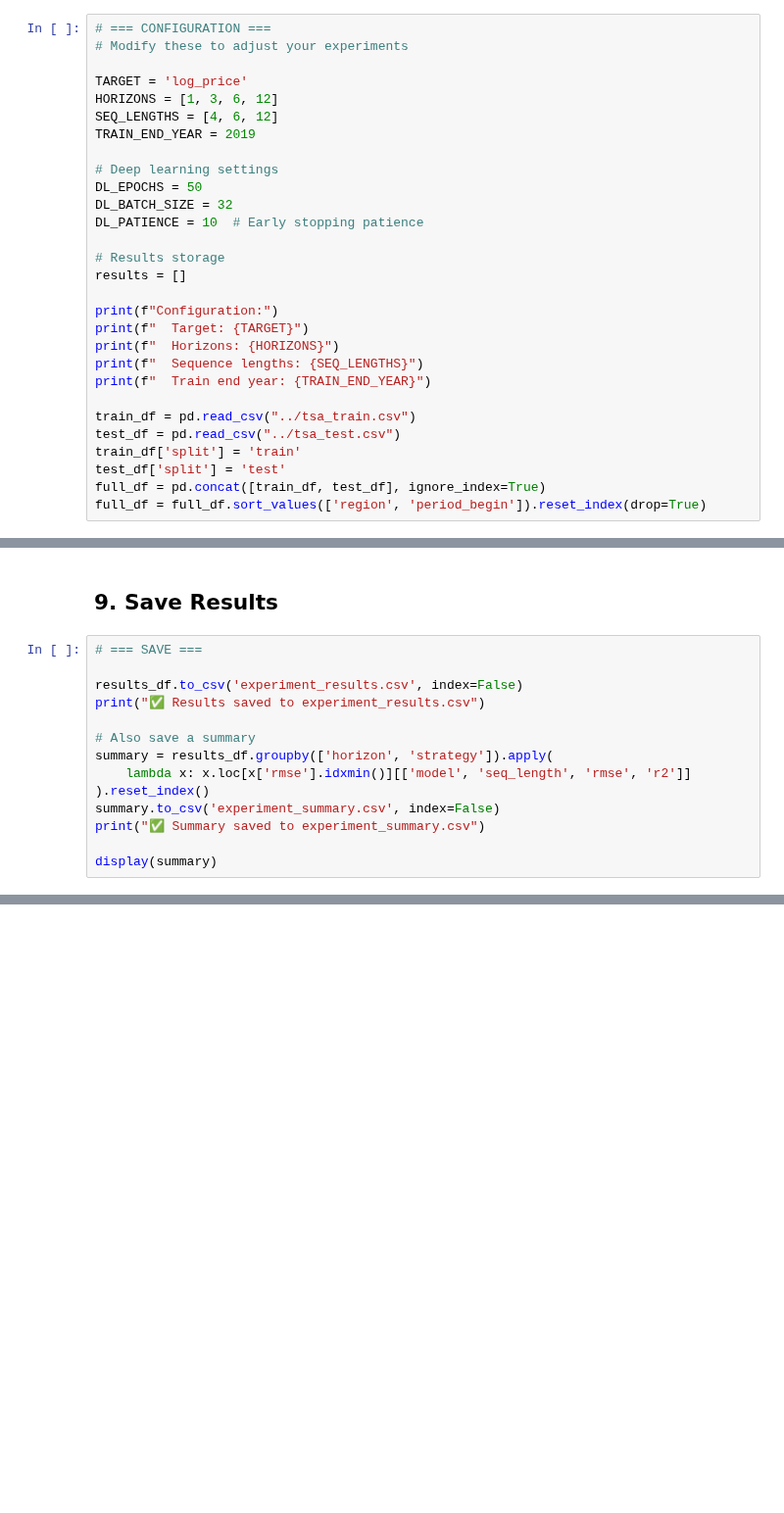
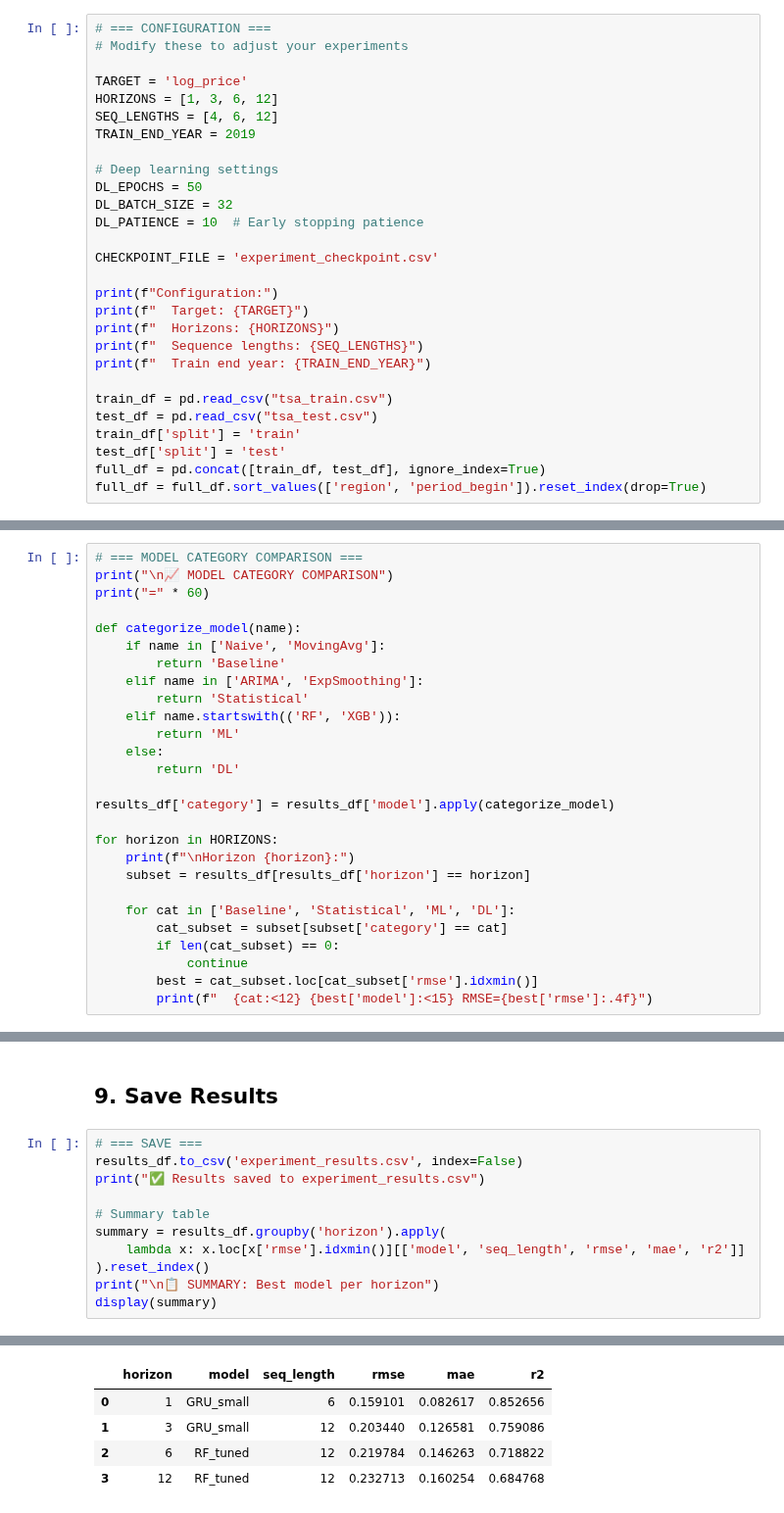
Before and after one commit to dganesh05/Real-Estate-Market-Timing-Investment-Risk-Stratification, a Jupyter notebook: notebooks/time_series_divya_detailed.ipynb, the cells around one changed output, grey strips where cells are left out. Shown at 98% size. Cells and saved outputs as stored; diff of their text form; blank space fills up the shorter version.

Commit message:
revise experiment results after leakage check, and change main notebook version

```diff
--- a/notebooks/time_series_divya_detailed.ipynb
+++ b/notebooks/time_series_divya_detailed.ipynb
@@ -68,8 +70,7 @@ DL_EPOCHS = 50
 DL_BATCH_SIZE = 32
 DL_PATIENCE = 10  # Early stopping patience
 
-# Results storage
-results = []
+CHECKPOINT_FILE = 'experiment_checkpoint.csv'
 
 print(f"Configuration:")
 print(f"  Target: {TARGET}")
@@ -77,8 +78,8 @@ print(f"  Horizons: {HORIZONS}")
 print(f"  Sequence lengths: {SEQ_LENGTHS}")
 print(f"  Train end year: {TRAIN_END_YEAR}")
 
-train_df = pd.read_csv("../tsa_train.csv")
-test_df = pd.read_csv("../tsa_test.csv")
+train_df = pd.read_csv("tsa_train.csv")
+test_df = pd.read_csv("tsa_test.csv")
 train_df['split'] = 'train'
 test_df['split'] = 'test'
 full_df = pd.concat([train_df, test_df], ignore_index=True)
@@ -678,0 +489,27 @@ for horizon in HORIZONS:
+# %%
+# === MODEL CATEGORY COMPARISON ===
+print("\n📈 MODEL CATEGORY COMPARISON")
+print("=" * 60)
+
+def categorize_model(name):
+    if name in ['Naive', 'MovingAvg']:
+        return 'Baseline'
+    elif name in ['ARIMA', 'ExpSmoothing']:
+        return 'Statistical'
+    elif name.startswith(('RF', 'XGB')):
+        return 'ML'
+    else:
+        return 'DL'
+
+results_df['category'] = results_df['model'].apply(categorize_model)
+
+for horizon in HORIZONS:
+    print(f"\nHorizon {horizon}:")
+    subset = results_df[results_df['horizon'] == horizon]
+
+    for cat in ['Baseline', 'Statistical', 'ML', 'DL']:
+        cat_subset = subset[subset['category'] == cat]
+        if len(cat_subset) == 0:
+            continue
+        best = cat_subset.loc[cat_subset['rmse'].idxmin()]
+        print(f"  {cat:<12} {best['model']:<15} RMSE={best['rmse']:.4f}")
@@ -680,15 +535,13 @@ for horizon in HORIZONS:
  ## 9. Save Results
 # %%
 # === SAVE ===
-
 results_df.to_csv('experiment_results.csv', index=False)
 print("✅ Results saved to experiment_results.csv")
 
-# Also save a summary
-summary = results_df.groupby(['horizon', 'strategy']).apply(
-    lambda x: x.loc[x['rmse'].idxmin()][['model', 'seq_length', 'rmse', 'r2']]
+# Summary table
+summary = results_df.groupby('horizon').apply(
+    lambda x: x.loc[x['rmse'].idxmin()][['model', 'seq_length', 'rmse', 'mae', 'r2']]
 ).reset_index()
-summary.to_csv('experiment_summary.csv', index=False)
-print("✅ Summary saved to experiment_summary.csv")
-
+print("\n📋 SUMMARY: Best model per horizon")
 display(summary)
+# %% [output]
@@ -694,0 +551,5 @@ display(summary)
+|  | horizon | model | seq_length | rmse | mae | r2 |
+| 0 | 1 | GRU_small | 6 | 0.159101 | 0.082617 | 0.852656 |
+| 1 | 3 | GRU_small | 12 | 0.203440 | 0.126581 | 0.759086 |
+| 2 | 6 | RF_tuned | 12 | 0.219784 | 0.146263 | 0.718822 |
+| 3 | 12 | RF_tuned | 12 | 0.232713 | 0.160254 | 0.684768 |
```
Also changed, not shown: parts of 18 cells of this notebook, 3 other files.
